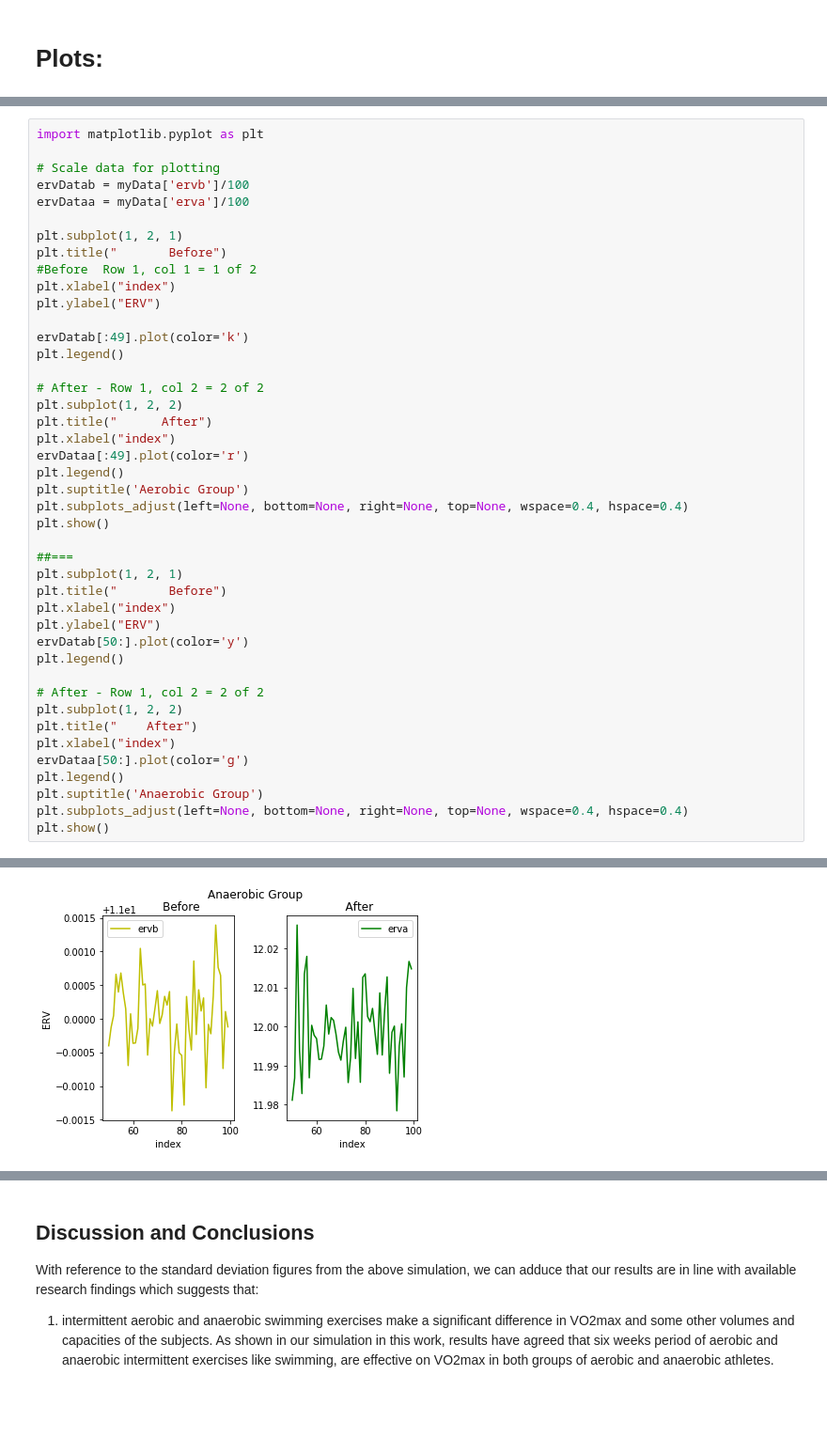
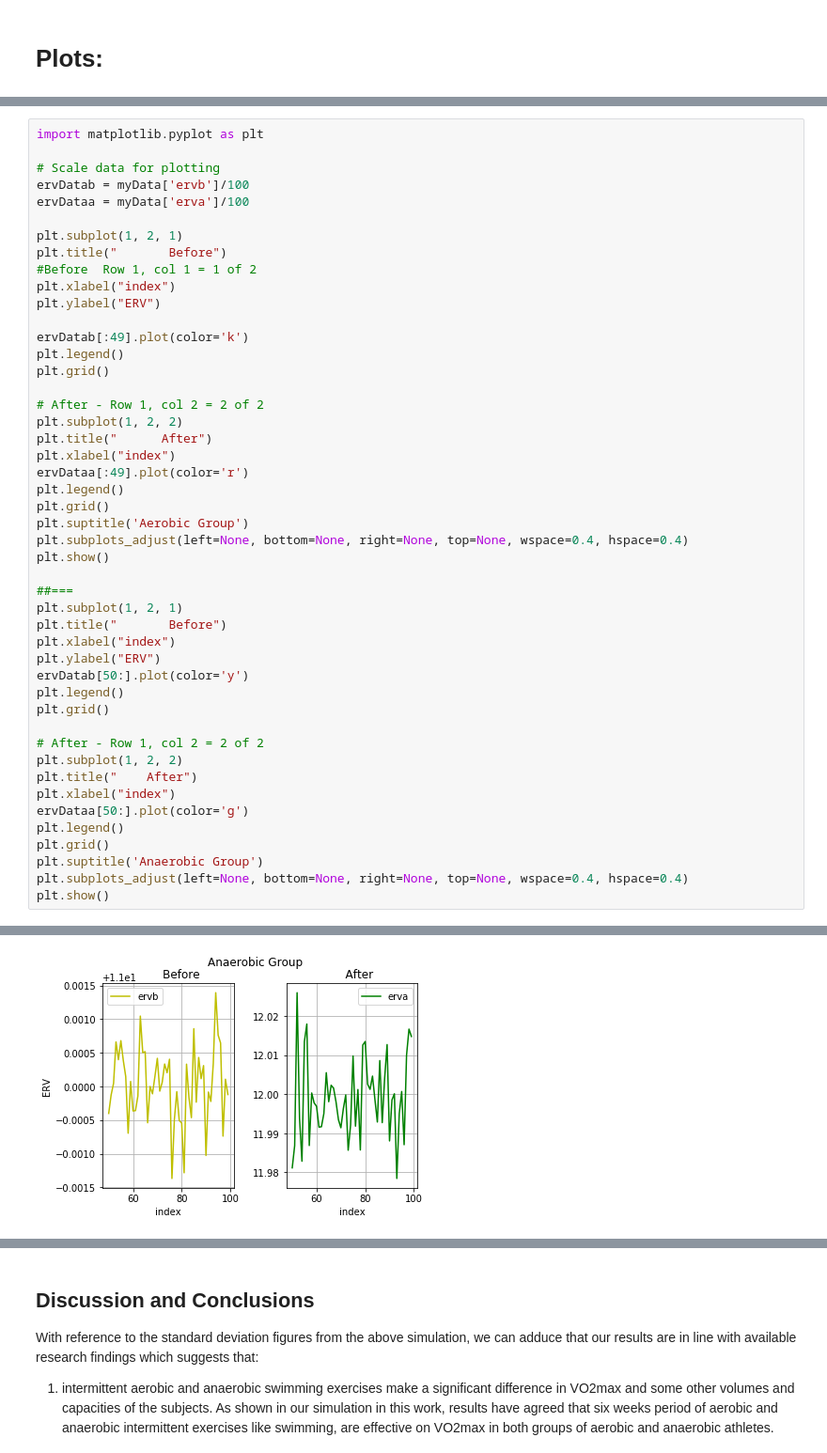
Before and after one commit to dewaledr/PDAproject, a Jupyter notebook: PDAfinalproject.ipynb, the cells around one changed output, grey strips where cells are left out. Shown at 94% size. Saved outputs shown, nothing was run; the diff lists cells and outputs as text; blank space fills up the shorter version.

```diff
--- a/PDAfinalproject.ipynb
+++ b/PDAfinalproject.ipynb
@@ -241,6 +244,7 @@ plt.ylabel("ERV")
 
 ervDatab[:49].plot(color='k')
 plt.legend()
+plt.grid()
 
 # After - Row 1, col 2 = 2 of 2
 plt.subplot(1, 2, 2)
@@ -248,6 +252,7 @@ plt.title("      After")
 plt.xlabel("index")
 ervDataa[:49].plot(color='r')
 plt.legend()
+plt.grid()
 plt.suptitle('Aerobic Group')
 plt.subplots_adjust(left=None, bottom=None, right=None, top=None, wspace=0.4, hspace=0.4)
 plt.show()
@@ -259,6 +264,7 @@ plt.xlabel("index")
 plt.ylabel("ERV")
 ervDatab[50:].plot(color='y')
 plt.legend()
+plt.grid()
 
 # After - Row 1, col 2 = 2 of 2
 plt.subplot(1, 2, 2)
@@ -266,6 +272,7 @@ plt.title("    After")
 plt.xlabel("index")
 ervDataa[50:].plot(color='g')
 plt.legend()
+plt.grid()
 plt.suptitle('Anaerobic Group')
 plt.subplots_adjust(left=None, bottom=None, right=None, top=None, wspace=0.4, hspace=0.4)
 plt.show()
@@ -274,4 +281,4 @@ plt.show()
-[figure, old version]
+[figure, new version]
 # %%
 import matplotlib.pyplot as plt
 
```
Also changed, not shown: parts of 6 cells of this notebook.
